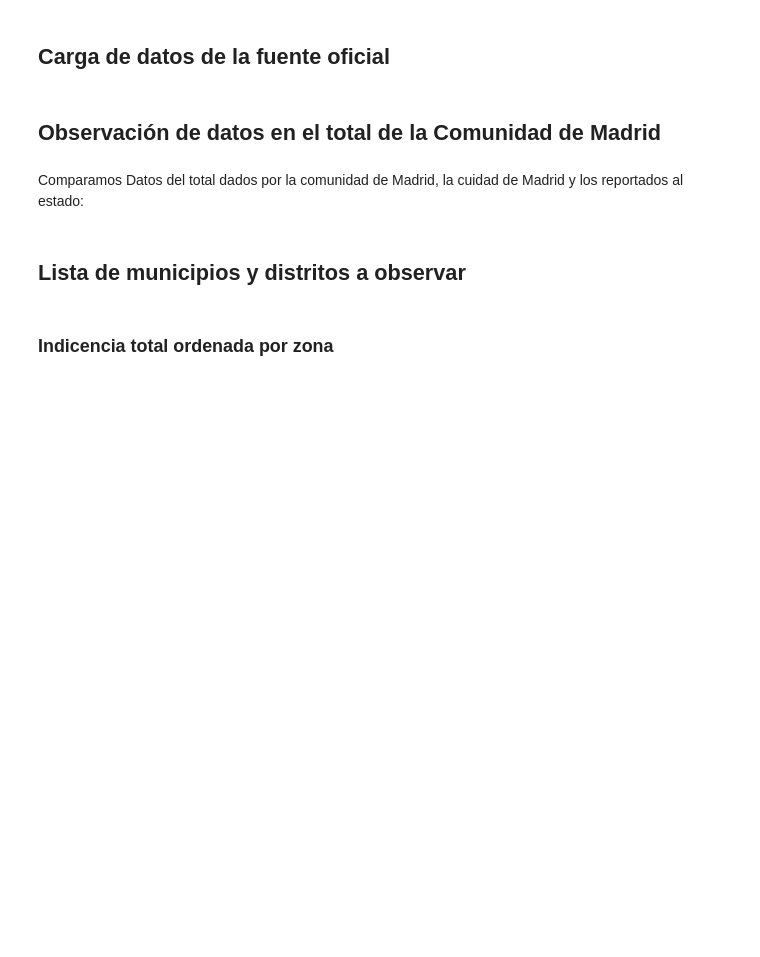
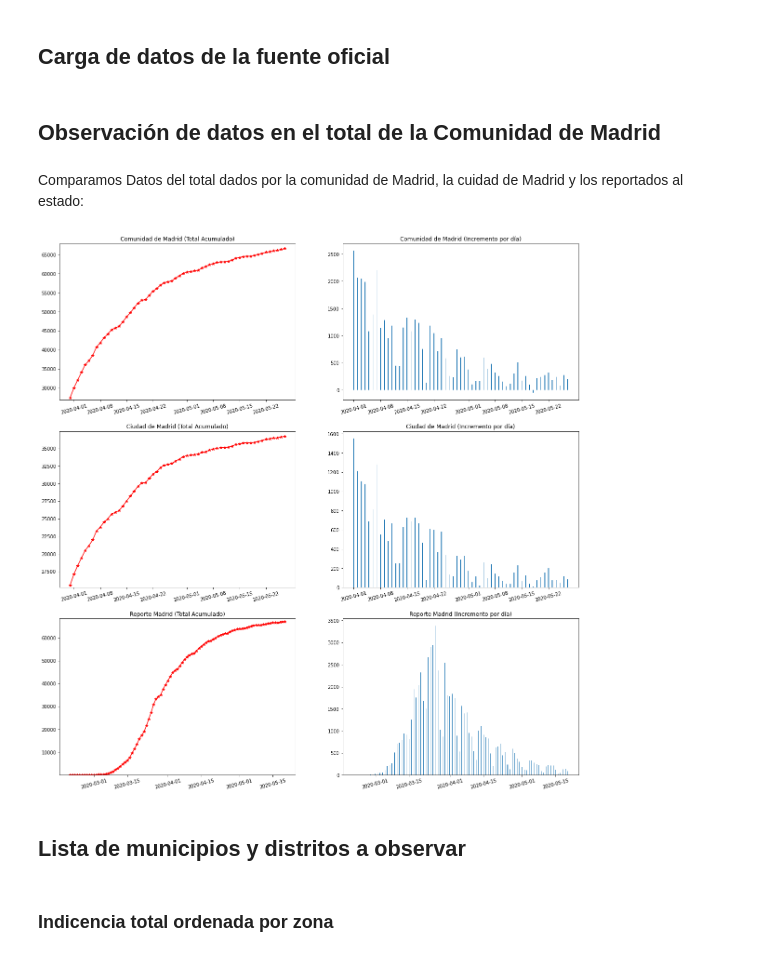
Before and after one commit to giorbernal/covidmadrid, a Jupyter notebook: notebooks/CovidMadrid.ipynb, the cells around one changed output. Drawn from its saved outputs; the diff is of its cells as text; code cells hidden in the pictures; blank space fills up the shorter version.

Commit message:
completing Madrid total unified methods

```diff
--- a/notebooks/CovidMadrid.ipynb
+++ b/notebooks/CovidMadrid.ipynb
@@ -40,6 +40,10 @@ Comparamos Datos del total dados por la comunidad de Madrid, la cuidad de Madrid
 df_spain = loadCovidDataSpain()
 # %%
 df_all_madrid = getMadridTotalData(df, df_spain)
+# %%
+plotPlaces(df_all_madrid, df_all_madrid['municipio_distrito'].unique())
+# %% [output]
+[figure, added]
 # %% [markdown]
 ## Lista de municipios y distritos a observar
 # %%
```
Also changed, not shown: parts of 11 cells of this notebook, 2 other files.
